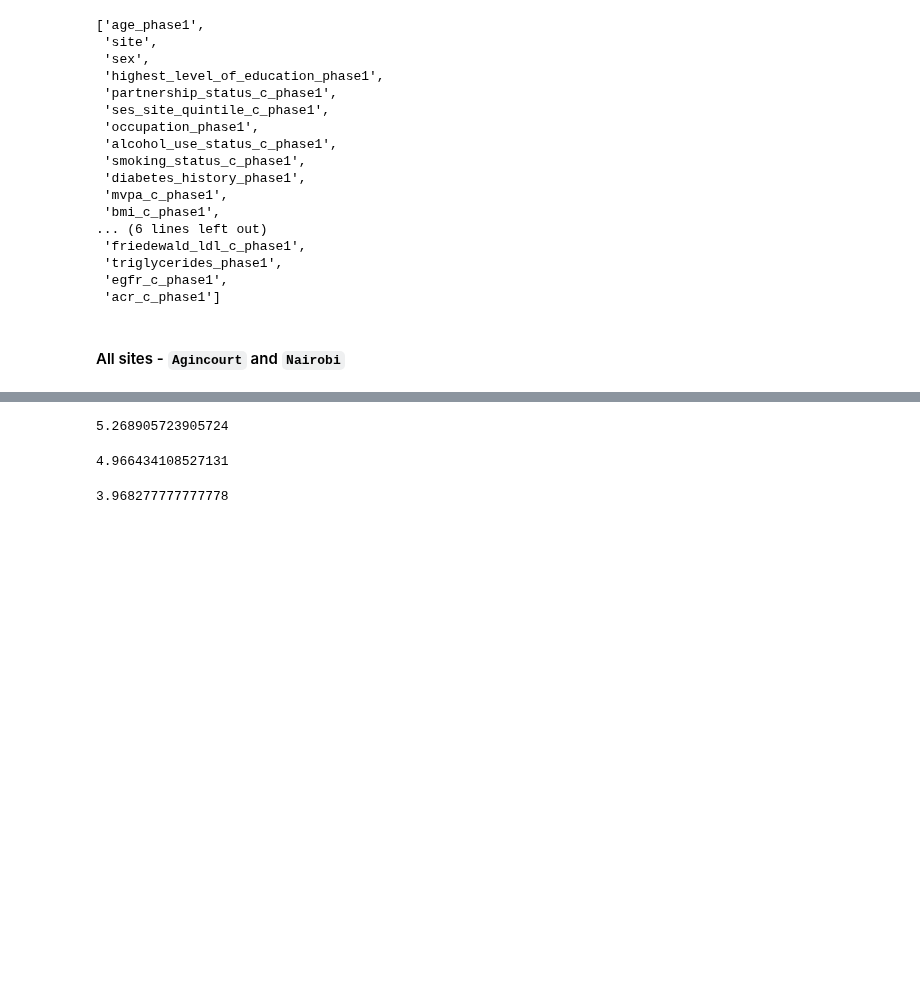
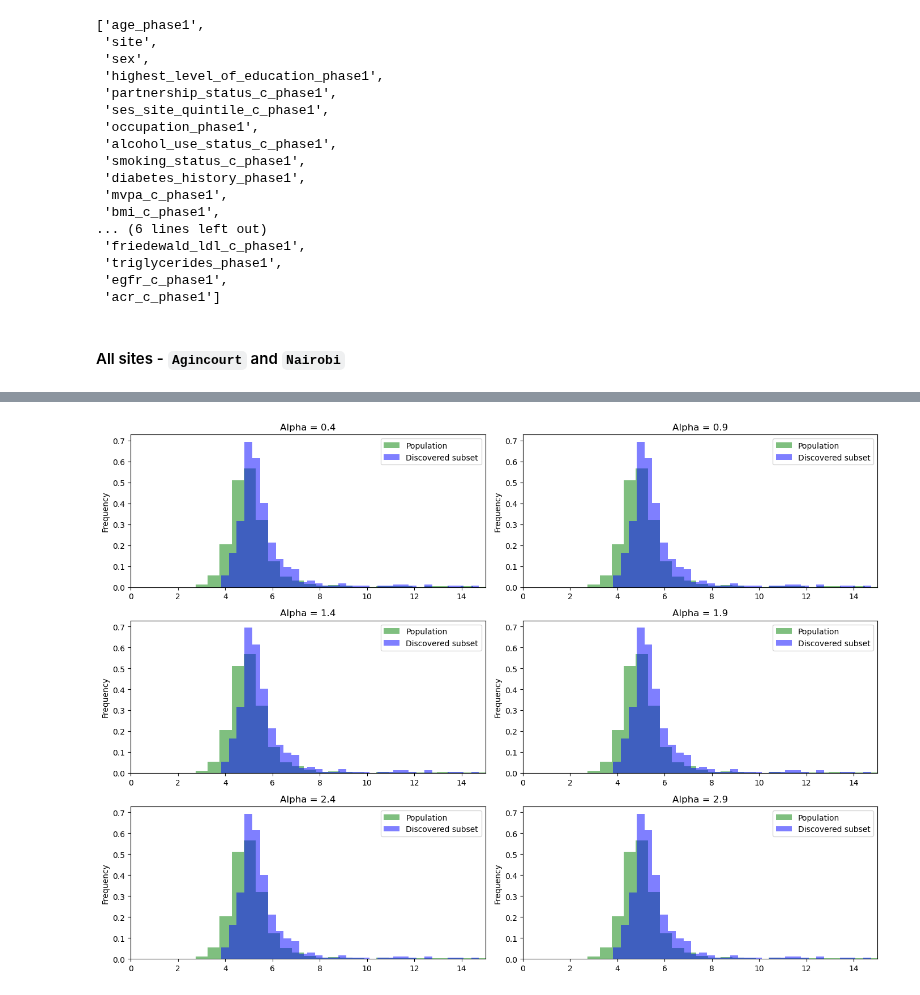
Before and after one commit to kayvinsoo7/HAALSI_work, a Jupyter notebook: mdscan-master/Berk_Jones.ipynb, the cells around one changed output, grey strips where cells are left out. Cells and saved outputs as stored; diff of their text form; code cells hidden in the pictures; blank space fills up the shorter version.

```diff
--- a/mdscan-master/Berk_Jones.ipynb
+++ b/mdscan-master/Berk_Jones.ipynb
@@ -398,13 +377,36 @@ ax.legend()
 <Figure size 1000x800 with 0 Axes>
-# %%
-temp_df['observed'].mean()
-# %% [output]
-5.268905723905724
-# %%
-dff_2['observed'].mean()
-# %% [output]
-4.966434108527131
-# %%
-not_temp_df['observed'].mean()
-# %% [output]
-3.968277777777778
+# %%
+# Define the range of alpha values
+alpha_values = [0.4 + i * 0.5 for i in range(6)]
+
+# Create a figure for plotting
+fig, axs = plt.subplots(3, 2, figsize=(14, 10))
+
+# Flatten the axes for easier iteration
+axs = axs.flatten()
+
+# Iterate over the alpha values
+for i, alpha in enumerate(alpha_values):
+    # Set the alpha value
+    dff_2['expectation'] = alpha
+
+    # Perform scanning of subsets
+    subset, score = scanner.scan(dff_2[search_space], dff_2['observed'], dff_2['expectation'], penalty=penalty, num_iters=num_iters, mode='continuous', contiguous=contiguous.copy())
+
+    # Choose subset from original population
+    to_choose = dff_2[subset.keys()].isin(subset).all(axis=1)
+    temp_df = dff_2.loc[to_choose]
+
+    # Plot histogram for the current alpha value
+    ax = axs[i]
+    dff_2['glucose_result_phase1'].plot(kind='hist', bins=50, density=True, color='green', alpha=0.5, ax=ax, label='Population')
+    temp_df['glucose_result_phase1'].plot(kind='hist', bins=50, density=True, color='blue', alpha=0.5, ax=ax, label='Discovered subset')
+    ax.set_xlim(0, 15)
+    ax.set_title(f'Alpha = {alpha}')
+    ax.legend()
+
+# Adjust layout and display the plot
+plt.tight_layout()
+plt.show()
+# %% [output]
+[figure, added]
```
Also changed, not shown: parts of 11 cells of this notebook.
